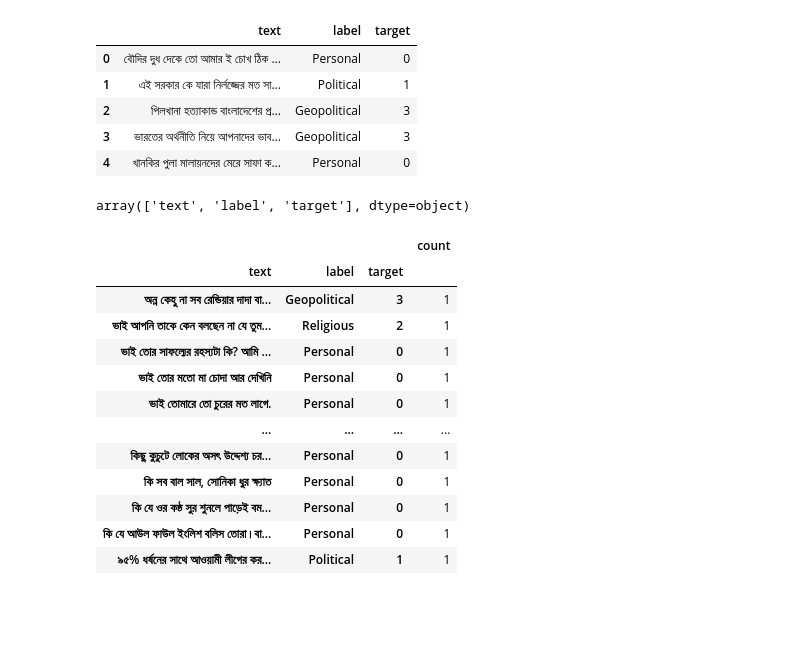
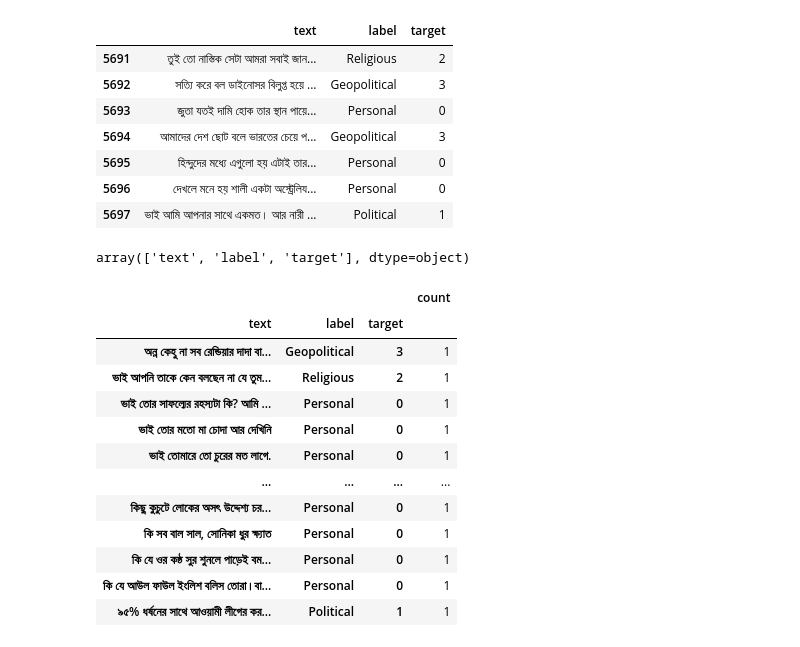
Before and after one commit to mehedihasan-cse/ML-Projects, a Jupyter notebook: Hate_Speech_Detection.ipynb, the cells around one changed output. Cells and saved outputs as stored; diff of their text form; code cells hidden in the pictures; blank space fills up the shorter version.

```diff
--- a/Hate_Speech_Detection.ipynb
+++ b/Hate_Speech_Detection.ipynb
@@ -10,15 +10,17 @@ import string
 %matplotlib inline
 # %%
 df = pd.read_csv("/content/bengali_hate_v2.0.csv")
-# %%
-df.head()
-# %% [output]
-|  | text | label | target |
-| 0 | বৌদির দুধ দেকে তো আমার ই চোখ ঠিক ... | Personal | 0 |
-| 1 | এই সরকার কে যারা নির্লজ্জের মত সা... | Political | 1 |
-| 2 | পিলখানা হত্যাকান্ড বাংলাদেশের প্র... | Geopolitical | 3 |
-| 3 | ভারতের অর্থনীতি নিয়ে আপনাদের ভাব... | Geopolitical | 3 |
-| 4 | খানকির পুলা মালায়নদের মেরে সাফা ক... | Personal | 0 |
+# %%
+df.tail(7)
+# %% [output]
+|  | text | label | target |
+| 5691 | তুই তো নাস্তিক সেটা আমরা সবাই জান... | Religious | 2 |
+| 5692 | সত্যি করে বল ডাইনোসর বিলুপ্ত হয়ে ... | Geopolitical | 3 |
+| 5693 | জুতা যতই দামি হোক তার স্থান পায়ে... | Personal | 0 |
+| 5694 | আমাদের দেশ ছোট বলে ভারতের চেয়ে প... | Geopolitical | 3 |
+| 5695 | হিন্দুদের মধ্যে এগুলো হয় এটাই তার... | Personal | 0 |
+| 5696 | দেখলে মনে হয় শালী একটা অস্ট্রেলিয... | Personal | 0 |
+| 5697 | ভাই আমি আপনার সাথে একমত। আর নারী ... | Political | 1 |
 # %%
 df.columns.values
 # %% [output]
```
